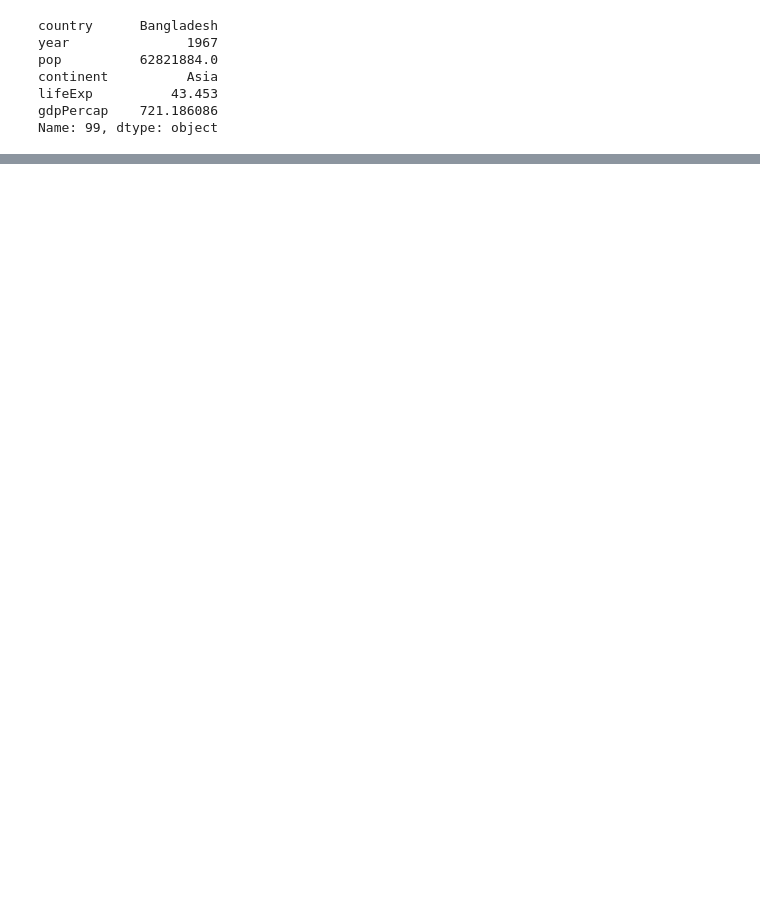
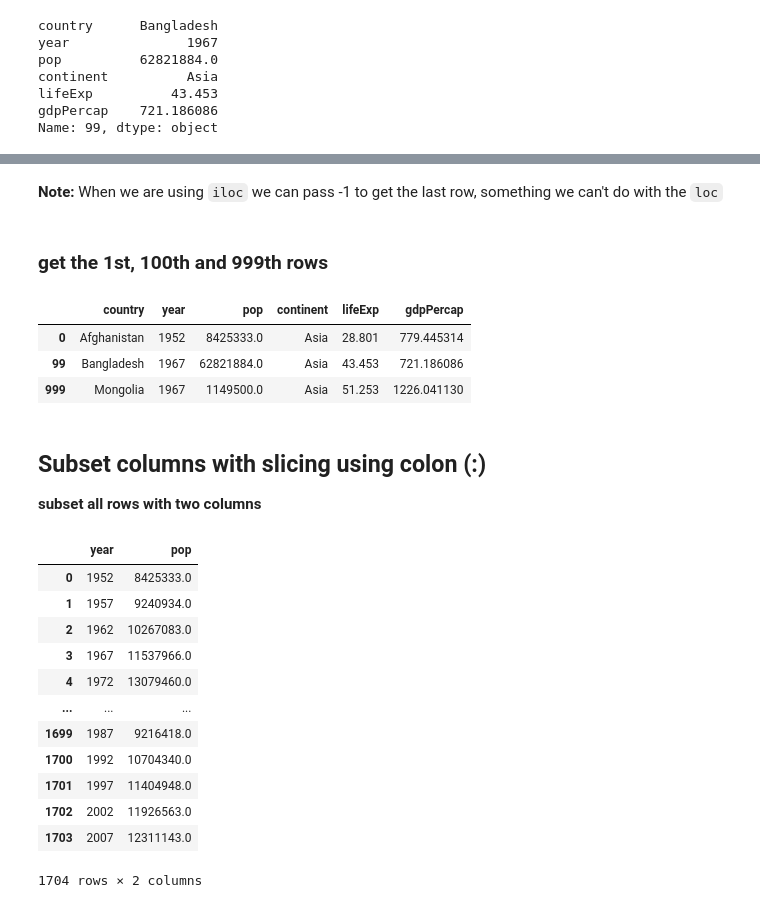
Before and after one commit to subratamondal1/MOOCs, a Jupyter notebook: data-analytics-with-python.ipynb, the cells around one changed output, grey strips where cells are left out. Drawn from its saved outputs; the diff is of its cells as text; code cells hidden in the pictures; blank space fills up the shorter version.

```diff
--- a/data-analytics-with-python.ipynb
+++ b/data-analytics-with-python.ipynb
@@ -443,0 +494,30 @@ Name: 99, dtype: object
+# %% [markdown]
+**Note:** When we are using `iloc` we can pass -1 to get the last row, something we can't do with the `loc`
+# %% [markdown]
+### get the 1st, 100th and 999th rows
+# %%
+df.iloc[[0,99,999]]
+# %% [output]
+|  | country | year | pop | continent | lifeExp | gdpPercap |
+| 0 | Afghanistan | 1952 | 8425333.0 | Asia | 28.801 | 779.445314 |
+| 99 | Bangladesh | 1967 | 62821884.0 | Asia | 43.453 | 721.186086 |
+| 999 | Mongolia | 1967 | 1149500.0 | Asia | 51.253 | 1226.041130 |
+# %% [markdown]
+## Subset columns with slicing using colon (:)
+**subset all rows with two columns**
+# %%
+df.loc[:,["year","pop"]]
+# %% [output]
+|  | year | pop |
+| 0 | 1952 | 8425333.0 |
+| 1 | 1957 | 9240934.0 |
+| 2 | 1962 | 10267083.0 |
+| 3 | 1967 | 11537966.0 |
+| 4 | 1972 | 13079460.0 |
+| ... | ... | ... |
+| 1699 | 1987 | 9216418.0 |
+| 1700 | 1992 | 10704340.0 |
+| 1701 | 1997 | 11404948.0 |
+| 1702 | 2002 | 11926563.0 |
+| 1703 | 2007 | 12311143.0 |
+1704 rows × 2 columns
```
Also changed, not shown: parts of 12 cells of this notebook.
